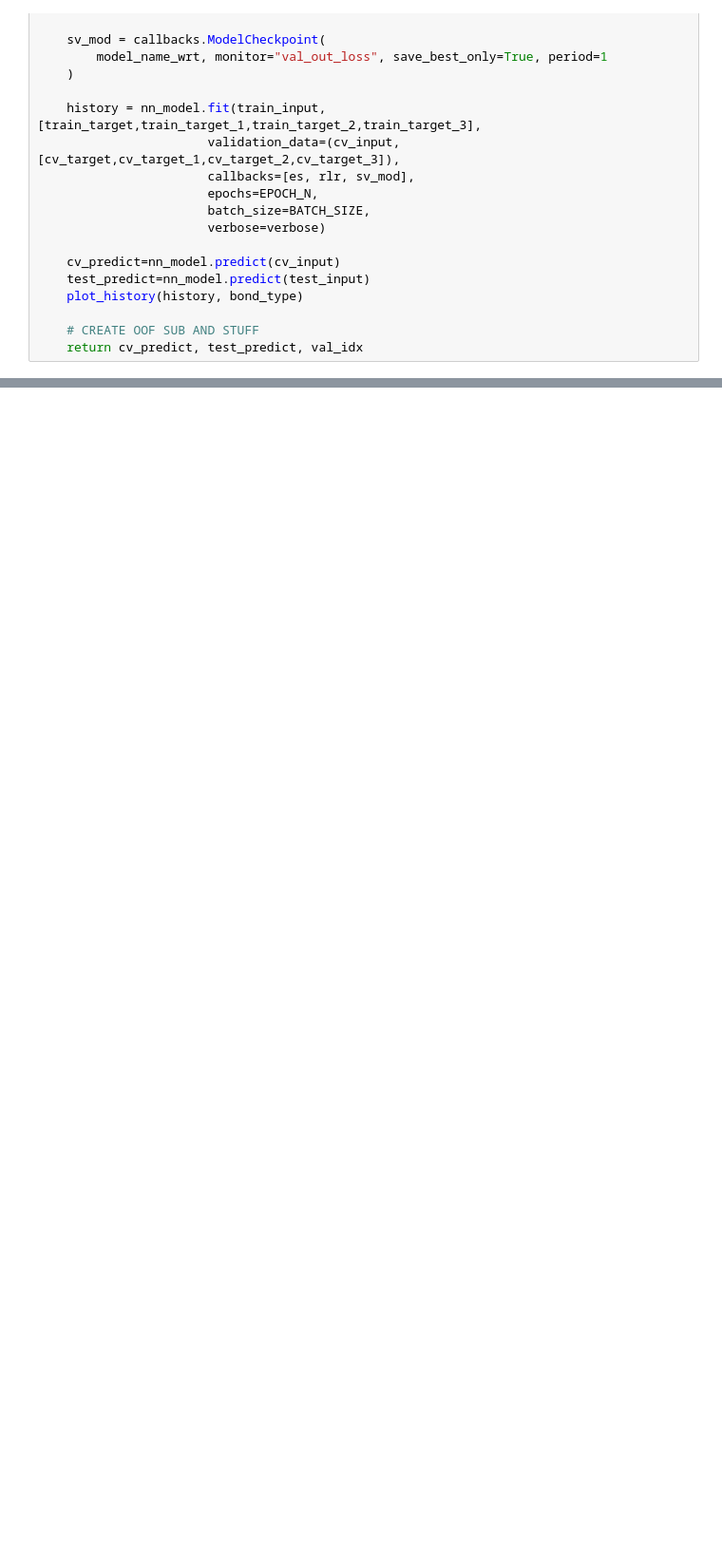
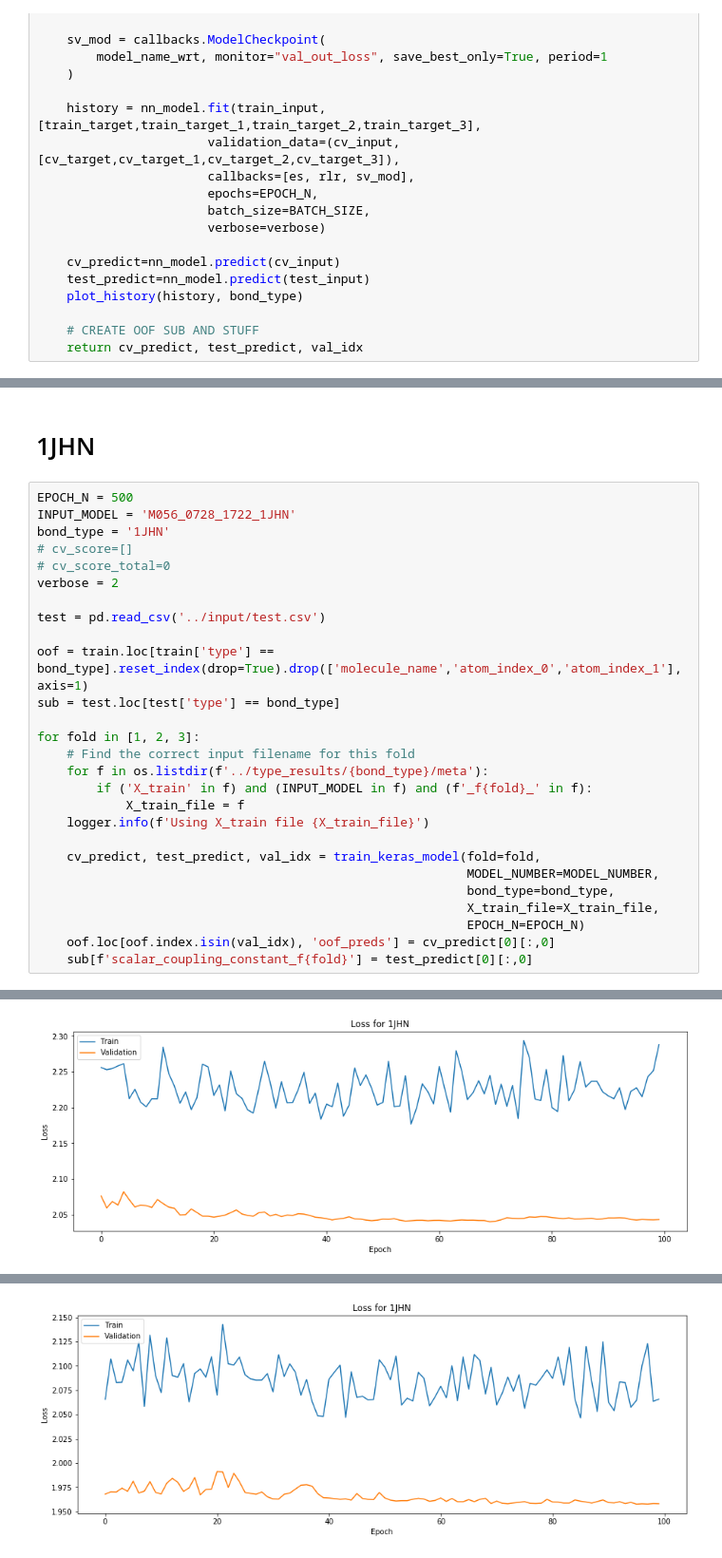
Before and after one commit to RobMulla/kaggle-champs-2019, a Jupyter notebook: notebooks/KERAS004.ipynb, the cells around one changed output, grey strips where cells are left out. Shown at 95% size. Cells and saved outputs as stored; diff of their text form; blank space fills up the shorter version.

```diff
--- a/notebooks/KERAS004.ipynb
+++ b/notebooks/KERAS004.ipynb
@@ -396,0 +566,30 @@ save_type_data(
+# %% [markdown]
+# 1JHN
+# %%
+EPOCH_N = 500
+INPUT_MODEL = 'M056_0728_1722_1JHN'
+bond_type = '1JHN'
+# cv_score=[]
+# cv_score_total=0
+verbose = 2
+
+test = pd.read_csv('../input/test.csv')
+
+oof = train.loc[train['type'] == bond_type].reset_index(drop=True).drop(['molecule_name','atom_index_0','atom_index_1'], axis=1)
+sub = test.loc[test['type'] == bond_type]
+
+for fold in [1, 2, 3]:
+    # Find the correct input filename for this fold
+    for f in os.listdir(f'../type_results/{bond_type}/meta'):
+        if ('X_train' in f) and (INPUT_MODEL in f) and (f'_f{fold}_' in f):
+            X_train_file = f
+    logger.info(f'Using X_train file {X_train_file}')
+
+    cv_predict, test_predict, val_idx = train_keras_model(fold=fold,
+                                                          MODEL_NUMBER=MODEL_NUMBER,
+                                                          bond_type=bond_type,
+                                                          X_train_file=X_train_file,
+                                                          EPOCH_N=EPOCH_N)
+    oof.loc[oof.index.isin(val_idx), 'oof_preds'] = cv_predict[0][:,0]
+    sub[f'scalar_coupling_constant_f{fold}'] = test_predict[0][:,0]
+# %% [output]
@@ -396,0 +613 @@ save_type_data(
+[figure, added]
@@ -396,0 +631 @@ save_type_data(
+[figure, added]
```
Also changed, not shown: parts of 19 cells of this notebook, 1 other file.
